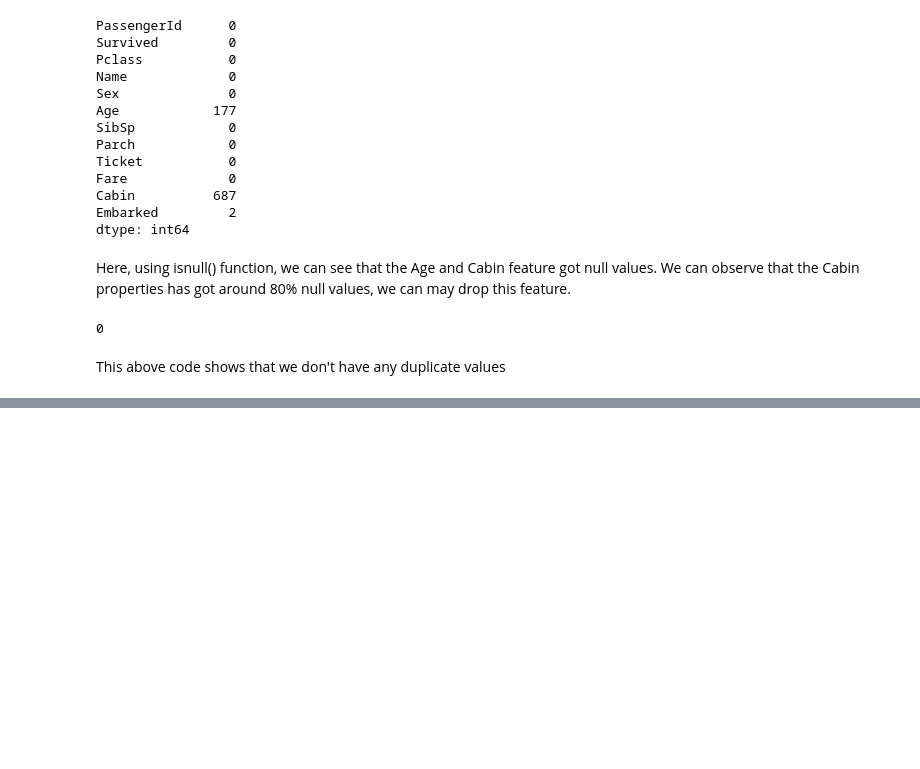
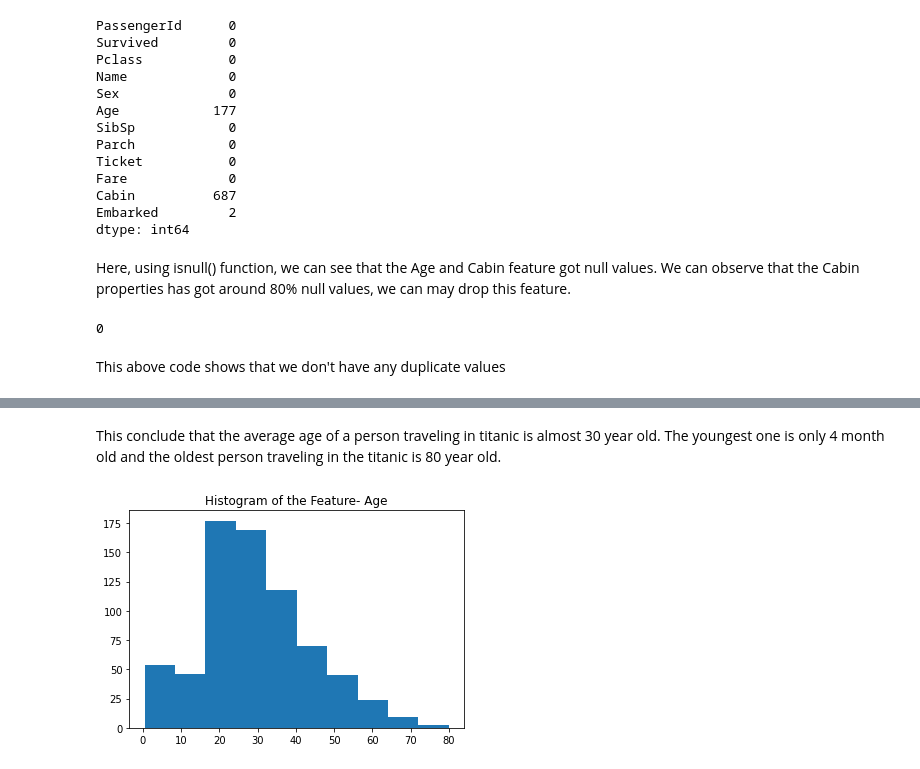
Before and after one commit to niteshpantha/titanic_data, a Jupyter notebook: titanic_analysis.ipynb, the cells around one changed output, grey strips where cells are left out. Saved outputs shown, nothing was run; the diff lists cells and outputs as text; code cells hidden in the pictures; blank space fills up the shorter version.

```diff
--- a/titanic_analysis.ipynb
+++ b/titanic_analysis.ipynb
@@ -67,0 +154,9 @@ This above code shows that we don't have any duplicate values
+# %% [markdown]
+This conclude that the average age of a person traveling in titanic is almost 30 year old.
+The youngest one is only 4 month old and the oldest person traveling in the titanic is 80 year old.
+# %%
+plt.hist(df_train['Age'])
+plt.title('Histogram of the Feature- Age')
+plt.show()
+# %% [output]
+[figure, added]
```
Also changed, not shown: parts of 12 cells of this notebook.
